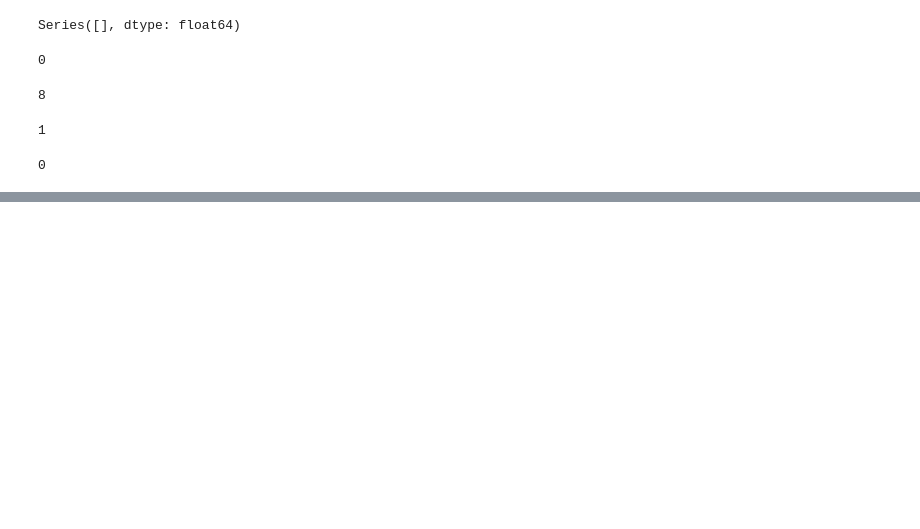
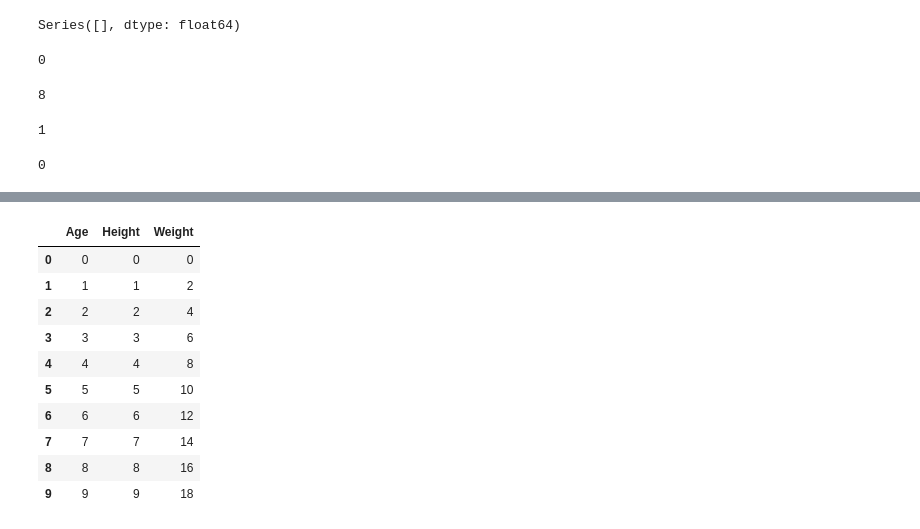
Before and after one commit to sathishsivam/Java_conventional, a Jupyter notebook: pandasintro.ipynb, the cells around one changed output, grey strips where cells are left out. Cells and saved outputs as stored; diff of their text form; code cells hidden in the pictures; blank space fills up the shorter version.

```diff
--- a/pandasintro.ipynb
+++ b/pandasintro.ipynb
@@ -335,0 +298,2 @@ population.shape
+# %%
+ data=pd.DataFrame({"Age":pd.Series([i for i in range(0,10)]),"Height":pd.Series([i for i in range(0,10)])})
@@ -335,0 +314,16 @@ population.shape
+# %%
+data['Weight']=data['Age']+data['Height']
+# %%
+data
+# %% [output]
+|  | Age | Height | Weight |
+| 0 | 0 | 0 | 0 |
+| 1 | 1 | 1 | 2 |
+| 2 | 2 | 2 | 4 |
+| 3 | 3 | 3 | 6 |
+| 4 | 4 | 4 | 8 |
+| 5 | 5 | 5 | 10 |
+| 6 | 6 | 6 | 12 |
+| 7 | 7 | 7 | 14 |
+| 8 | 8 | 8 | 16 |
+| 9 | 9 | 9 | 18 |
```
Also changed, not shown: parts of 61 cells of this notebook.
